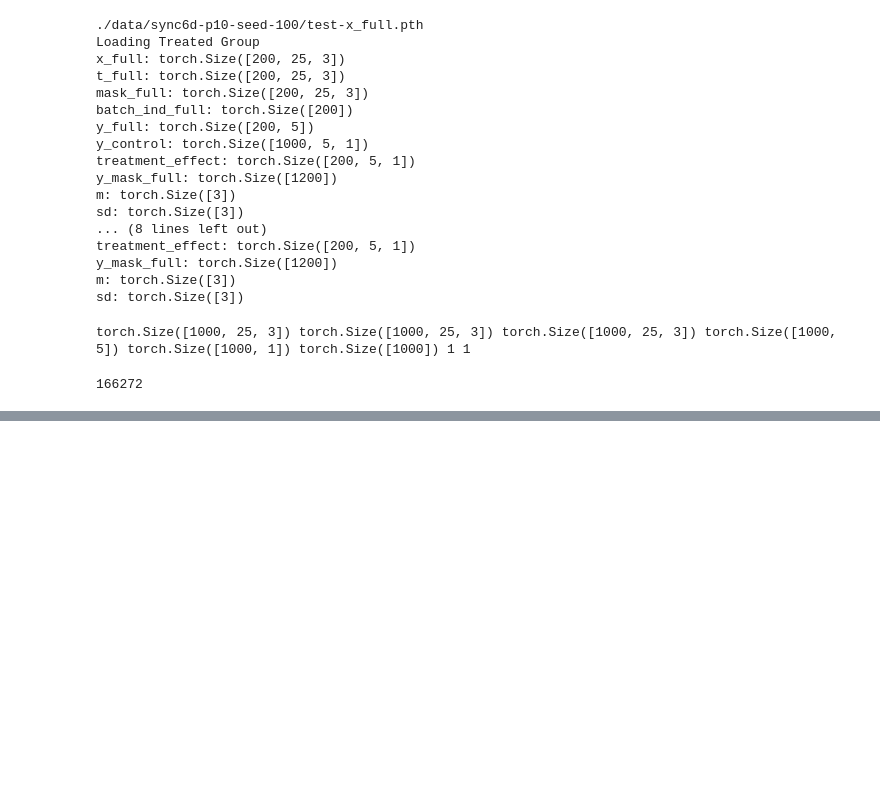
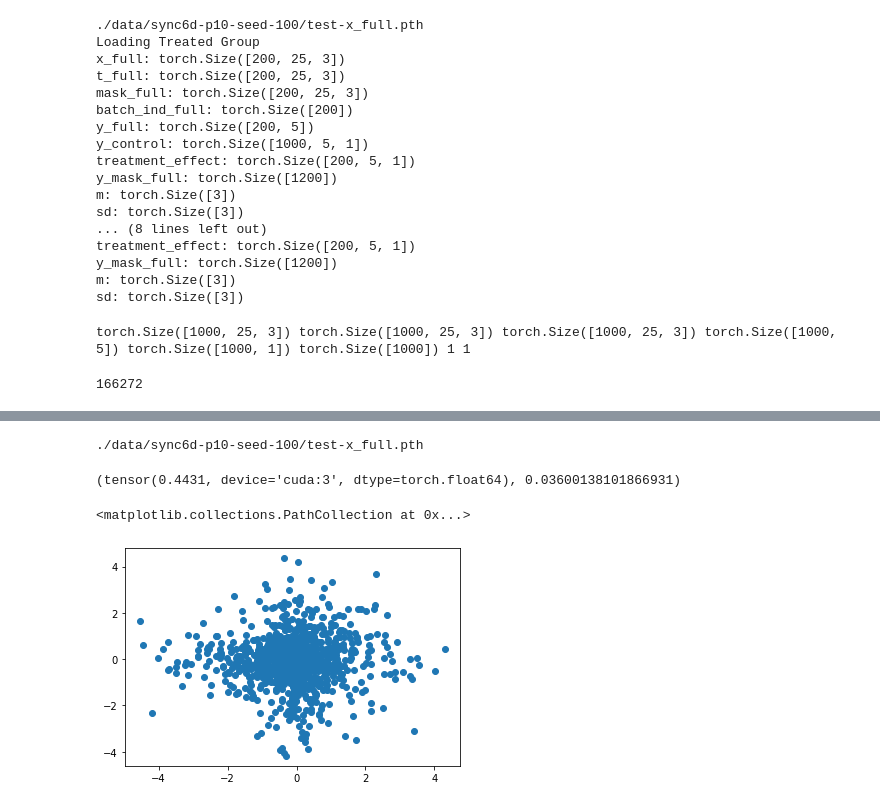
Before and after one commit to Jathurshan0330/SyncTwin_project, a Jupyter notebook: SyncTwin.ipynb, the cells around one changed output, grey strips where cells are left out. Saved outputs shown, nothing was run; the diff lists cells and outputs as text; code cells hidden in the pictures; blank space fills up the shorter version.

```diff
--- a/SyncTwin.ipynb
+++ b/SyncTwin.ipynb
@@ -631,0 +804,5 @@ torch.Size([200, 1000, 1, 1]) torch.Size([200, 25, 64]) torch.Size([1000, 25, 64
+# %%
+### Calculate MAE
+(x_full,t_full,mask_full,batch_ind_full,y_full,y_control,y_mask_full,m,sd,treatment_effect,) = load_tensor(data_path, "test")
+# %% [output]
+./data/sync6d-p10-seed-100/test-x_full.pth
@@ -631,0 +816,12 @@ torch.Size([200, 1000, 1, 1]) torch.Size([200, 25, 64]) torch.Size([1000, 25, 64
+# %%
+calculate_mae(y_hat_main,y_treat,treatment_effect)
+# %% [output]
+(tensor(0.4431, device='cuda:3', dtype=torch.float64), 0.03600138101866931)
+# %%
+ITE_est_temp = torch.flatten(y_treat-y_hat_main,start_dim=0,end_dim=1).squeeze()
+treatment_effect_temp = torch.flatten(treatment_effect,start_dim=0,end_dim=1).squeeze()
+
+plt.scatter(treatment_effect_temp.detach().cpu().numpy(),(ITE_est_temp).detach().cpu().numpy())
+# %% [output]
+<matplotlib.collections.PathCollection at 0x...>
+[figure, added]
```
Also changed, not shown: parts of 18 cells of this notebook, 30 other files.
